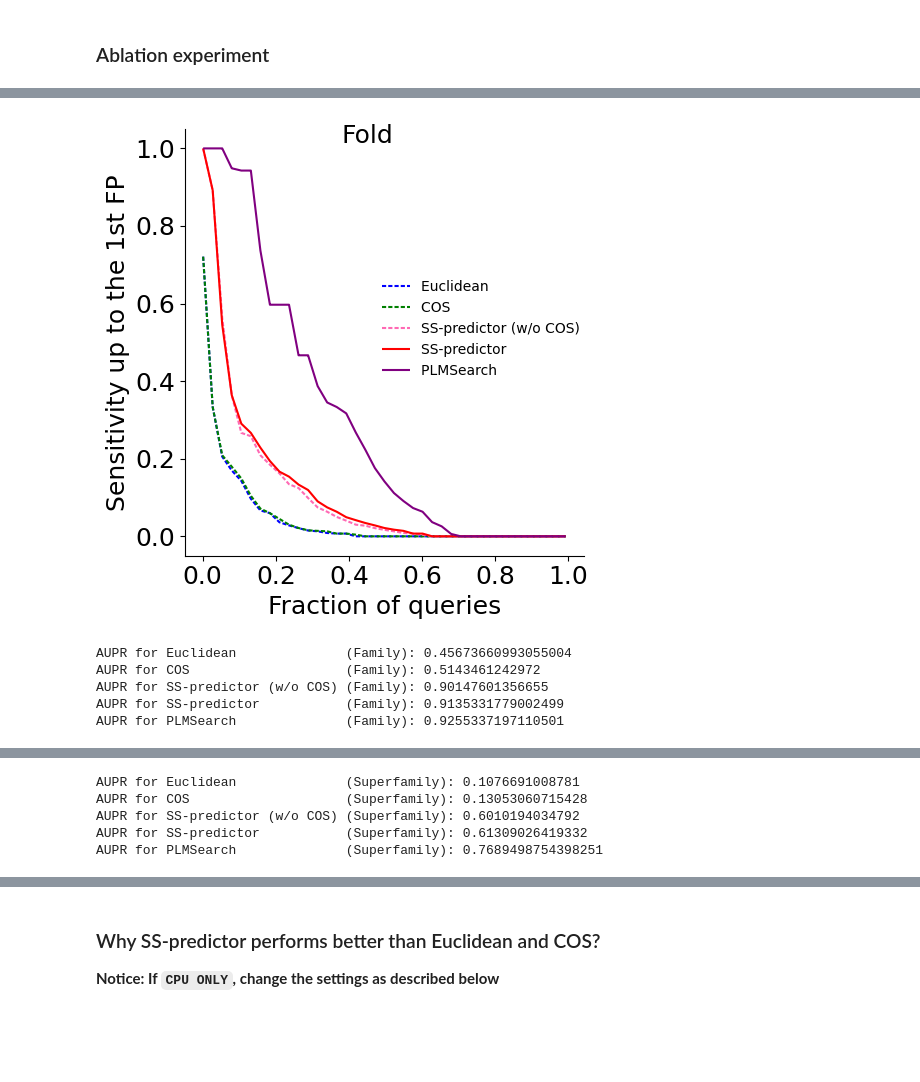
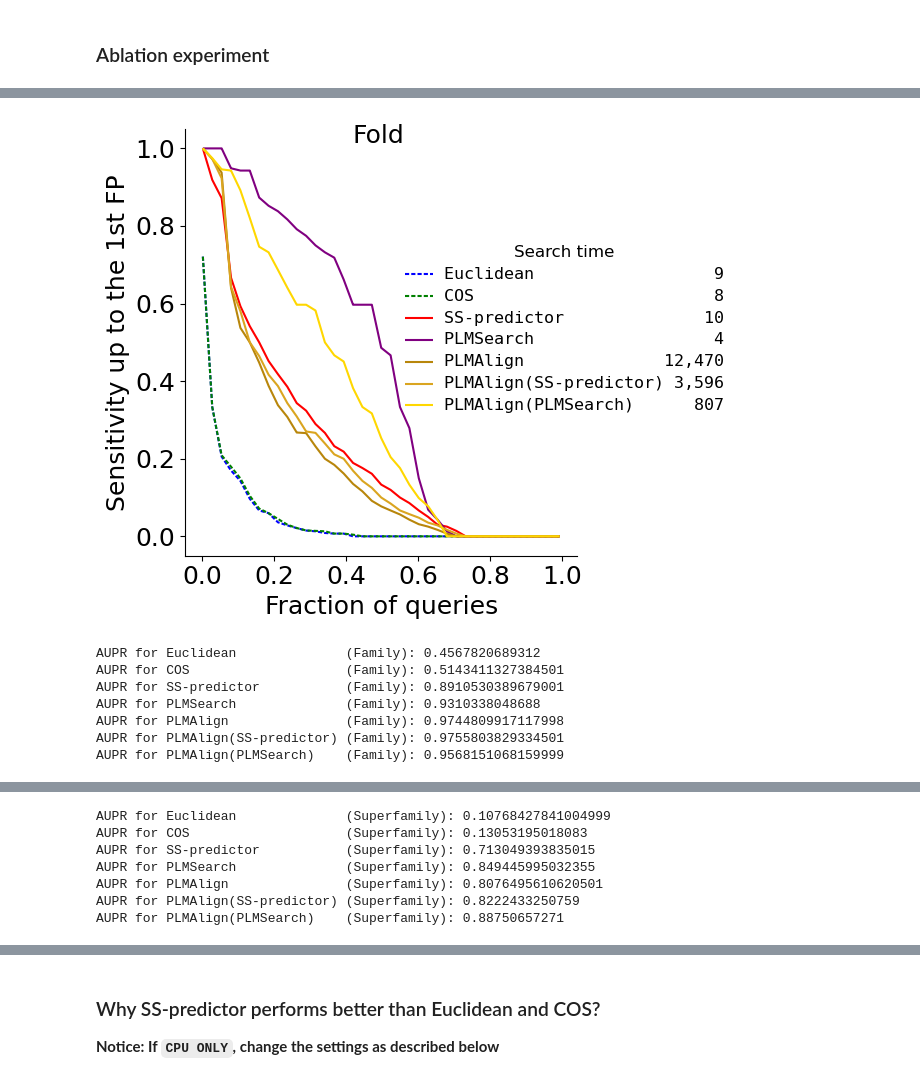
Before and after one commit to maovshao/PLMSearch, a Jupyter notebook: main.ipynb, the cells around one changed output, grey strips where cells are left out. Drawn from its saved outputs; the diff is of its cells as text; code cells hidden in the pictures; blank space fills up the shorter version.

```diff
--- a/main.ipynb
+++ b/main.ipynb
@@ -335,5 +337,17 @@ P@10 of PLMSearch:0.7896666666666667
 # %% [markdown]
 ### Ablation experiment
+# %%
+%%bash
+cd ./plmsearch_data/scope_test/
+# Generate rocx
+methods=("euclidean" "cos" "ss_predictor" "plmsearch" "plmalign" "plmalign_ss_predictor" "plmalign_plmsearch")
+
+for method in "${methods[@]}"; do
+    ./bench_roc.awk ./scop_lookup.tsv <(cat ./search_result/${method}) > ./rocx/${method}.rocx
+    sort -k3,3 -gr ./search_result/${method} > ./prx/sorted_search_result/${method}
+    ./bench_pr.awk ./scop_lookup.tsv <(cat ./prx/sorted_search_result/${method}) > ./prx/${method}.prx
+done
+cd ../..
 # %%
 %%bash
 cd ./plmsearch_data/scope_test/
@@ -367,29 +383,38 @@ Processing method: plmsearch
 # %%
-import sys
-sys.path.append("./plmsearch/")
 from plmsearch.plmsearch_util.statistics_util import scop_roc, scop_pr
 
 # Ablation1, scope roc
-methods_name_list = ["Euclidean", "COS", "SS-predictor (w/o COS)", "SS-predictor", "PLMSearch"]
-line_style = [(2,1), (2,1), (2,1), (1,0), (1,0)]
+methods_name_list = ["Euclidean", "COS", "SS-predictor", "PLMSearch", "PLMAlign", "PLMAlign(SS-predictor)", "PLMAlign(PLMSearch)"]
+line_style = [(2,1), (2,1), (1,0), (1,0), (1,0), (1,0), (1,0)]
 color_dict = {
     "Euclidean": "blue",
     "COS": "green",
-    "SS-predictor (w/o COS)": "#FF69B4",
     "SS-predictor": "red",
-    "PLMSearch": "purple"
+    "PLMSearch": "purple",
+    "PLMAlign": "darkgoldenrod",
+    "PLMAlign(SS-predictor)": "goldenrod",
+    "PLMAlign(PLMSearch)": "gold"
 }
 
+time_dict = {
+    "Euclidean": '9',
+    "COS": '8',
+    "SS-predictor": '10',
+    "PLMSearch": '4',
+    "PLMAlign": '12,470',
+    "PLMAlign(SS-predictor)": '3,596',
+    "PLMAlign(PLMSearch)": '807'
+}
 # Find the maximum length of method names
 max_length = max(len(method) for method in methods_name_list)
 # Generate the formatted list
+formatted_list = [f"{method.ljust(max_length)}{time_dict[method].rjust(6)}" for method in methods_name_list]
+alnresult_dir = "./plmsearch_data/scope_test/rocx/"
+methods_filename_list = ["euclidean.rocx", "cos.rocx", "ss_predictor.rocx", "plmsearch.rocx", "plmalign.rocx", "plmalign_ss_predictor.rocx", "plmalign_plmsearch.rocx"]
+scop_roc(alnresult_dir, methods_filename_list, formatted_list, line_style, color_dict, time=True)
+
 formatted_list = [f"{method.ljust(max_length)}" for method in methods_name_list]
-
-alnresult_dir = "./plmsearch_data/scope_test/rocx/"
-methods_filename_list = ["euclidean.rocx", "cos.rocx", "ss_predictor_without_cos.rocx", "ss_predictor.rocx", "plmsearch.rocx"]
-scop_roc(alnresult_dir, methods_filename_list, formatted_list, line_style, color_dict, legend_pos=0.7)
-
 alnresult_dir = "./plmsearch_data/scope_test/prx/"
-methods_filename_list = ["euclidean.prx", "cos.prx", "ss_predictor_without_cos.prx", "ss_predictor.prx", "plmsearch.prx"]
-scop_pr(alnresult_dir, methods_filename_list, formatted_list, line_style, color_dict, legend_pos=0.7)
+methods_filename_list = ["euclidean.prx", "cos.prx", "ss_predictor.prx", "plmsearch.prx", "plmalign.prx", "plmalign_ss_predictor.prx", "plmalign_plmsearch.prx"]
+scop_pr(alnresult_dir, methods_filename_list, formatted_list, line_style, color_dict, time=False)
 # %% [output]
@@ -398,6 +423,8 @@ scop_pr(alnresult_dir, methods_filename_list, formatted_list, line_style, color_
-[figure, old version]
+[figure, new version]
-AUPR for Euclidean              (Family): 0.45673660993055004
-AUPR for COS                    (Family): 0.5143461242972
-AUPR for SS-predictor (w/o COS) (Family): 0.90147601356655
-AUPR for SS-predictor           (Family): 0.9135331779002499
-AUPR for PLMSearch              (Family): 0.9255337197110501
+AUPR for Euclidean              (Family): 0.4567820689312
+AUPR for COS                    (Family): 0.5143411327384501
+AUPR for SS-predictor           (Family): 0.8910530389679001
+AUPR for PLMSearch              (Family): 0.9310338048688
+AUPR for PLMAlign               (Family): 0.9744809917117998
+AUPR for PLMAlign(SS-predictor) (Family): 0.9755803829334501
+AUPR for PLMAlign(PLMSearch)    (Family): 0.9568151068159999
@@ -405,5 +432,7 @@ AUPR for PLMSearch              (Family): 0.9255337197110501
-AUPR for Euclidean              (Superfamily): 0.1076691008781
-AUPR for COS                    (Superfamily): 0.13053060715428
-AUPR for SS-predictor (w/o COS) (Superfamily): 0.6010194034792
-AUPR for SS-predictor           (Superfamily): 0.61309026419332
-AUPR for PLMSearch              (Superfamily): 0.7689498754398251
+AUPR for Euclidean              (Superfamily): 0.10768427841004999
+AUPR for COS                    (Superfamily): 0.13053195018083
+AUPR for SS-predictor           (Superfamily): 0.713049393835015
+AUPR for PLMSearch              (Superfamily): 0.849445995032355
+AUPR for PLMAlign               (Superfamily): 0.8076495610620501
+AUPR for PLMAlign(SS-predictor) (Superfamily): 0.8222433250759
+AUPR for PLMAlign(PLMSearch)    (Superfamily): 0.88750657271
```
Also changed, not shown: parts of 19 cells of this notebook, 44 other files.
